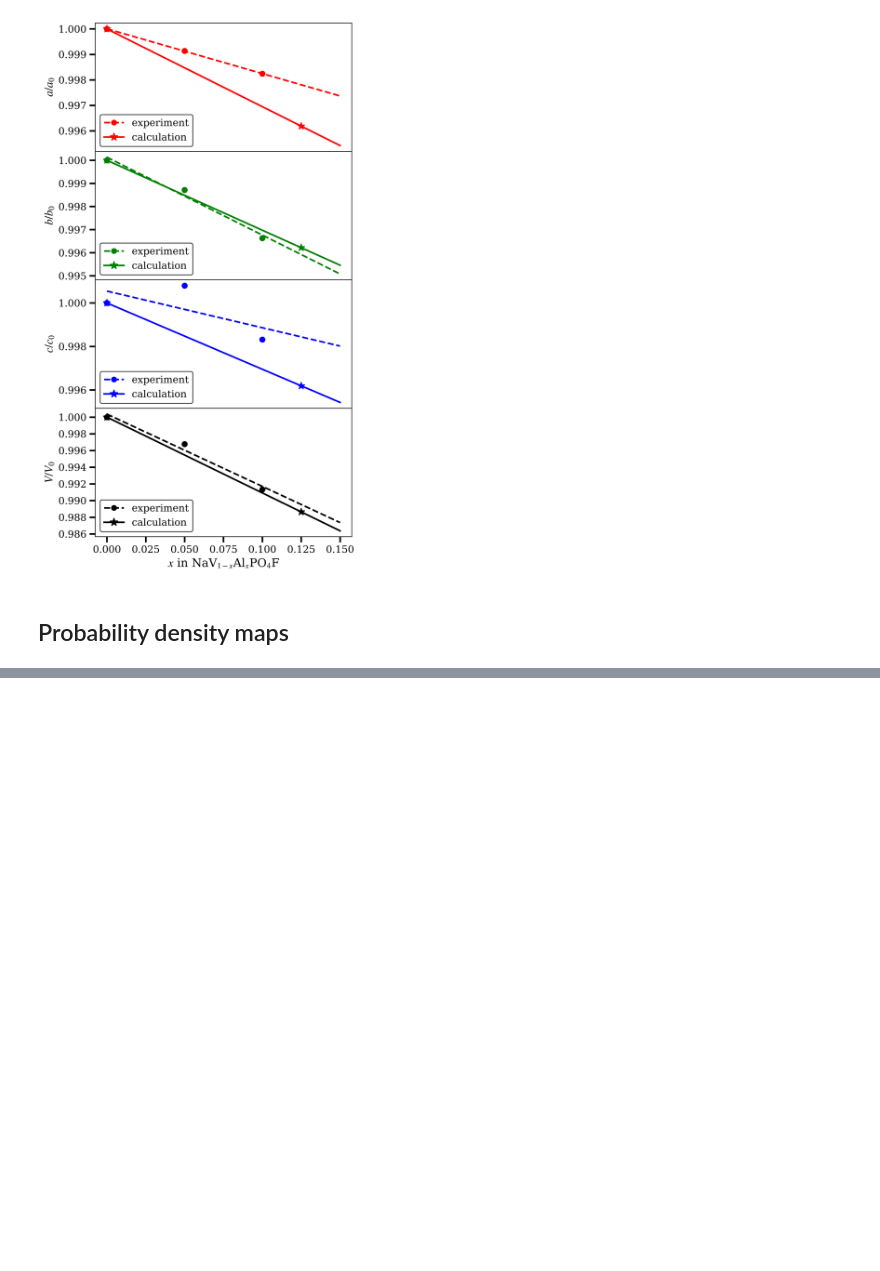
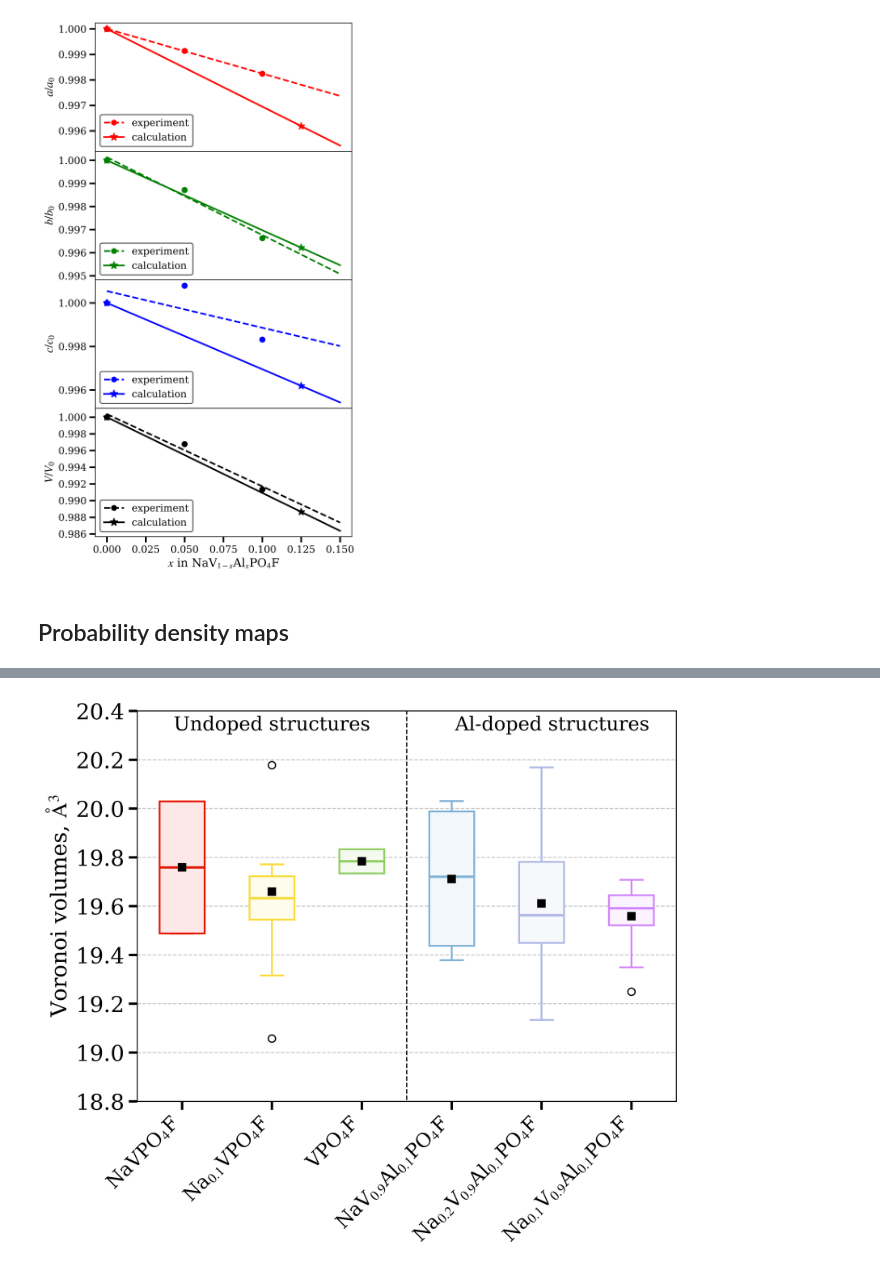
Before and after one commit to purphy42/NVFP_doped, a Jupyter notebook: data_processing.ipynb, the cells around one changed output, grey strips where cells are left out. Cells and saved outputs as stored; diff of their text form; code cells hidden in the pictures; blank space fills up the shorter version.

```diff
--- a/data_processing.ipynb
+++ b/data_processing.ipynb
@@ -1008,0 +1096,8 @@ File was written to /home/arseniy/Desktop/work/nvpf_al_doped/data/aimd/al_dist.g
+# %%
+pipeline_inter = import_file("/home/arseniy/Desktop/work/nvpf_al_doped/data/structures/inter.POSCAR")
+pipeline_deinter = import_file("/home/arseniy/Desktop/work/nvpf_al_doped/data/structures/deinter.POSCAR")
+pipeline_some_na = import_file("/home/arseniy/Desktop/work/nvpf_al_doped/data/structures/some_na.POSCAR")
+
+pipeline_al = import_file("/home/arseniy/Desktop/work/nvpf_al_doped/data/structures/al_dist.POSCAR")
+pipeline_al_some_na = import_file("/home/arseniy/Desktop/work/nvpf_al_doped/data/structures/al_some_na.POSCAR")
+pipeline_al_some_na_dead = import_file("/home/arseniy/Desktop/work/nvpf_al_doped/data/structures/al_some_na_dead.POSCAR")
@@ -1008,0 +1166,90 @@ File was written to /home/arseniy/Desktop/work/nvpf_al_doped/data/aimd/al_dist.g
+# %%
+data = [vol_inter, vol_some_na, vol_deinter, vol_al, vol_al_some_na_dead, vol_al_some_na]
+# %%
+labels = [
+    r"NaVPO$_4$F",
+    r"Na$_{0.1}$VPO$_4$F",
+    r"VPO$_4$F",
+
+    r"NaV$_{0.9}$Al$_{0.1}$PO$_4$F",
+    r"Na$_{0.2}$V$_{0.9}$Al$_{0.1}$PO$_4$F",
+    r"Na$_{0.1}$V$_{0.9}$Al$_{0.1}$PO$_4$F",
+]
+# %%
+fontsize = 18
+lw = 2.0
+alpha = 0.1
+
+fig, ax = plt.subplots(1, 1, figsize=(8, 7), dpi=600)
+plt.tight_layout()
+
+bp = ax.boxplot(data, patch_artist=True, showmeans=True, tick_labels=labels)
+
+# Add titles and labels
+ax.set_ylabel(r'Voronoi volumes, $\mathrm{\AA}^3$', fontsize=fontsize)
+# ax.set_xlabel('Antisite defect type', fontsize=fontsize)
+
+ax.tick_params(axis='both', which='major', labelsize=fontsize)
+ax.tick_params(axis='both', which='minor', labelsize=fontsize-2)
+ax.yaxis.get_offset_text().set_fontsize(10)
+ax.xaxis.set_tick_params(width=2, length=7)
+ax.yaxis.set_tick_params(width=2, length=7)
+ax.set_xticklabels(labels, rotation=45, ha='right', fontsize=fontsize-2)
+
+
+# Show grid for better readability
+plt.grid(axis='y', linestyle='--', alpha=0.7)
+
+
+mean_color = 'black'
+# fill_color = blend_with_white(colors_rgb["red"], alpha=0.1)
+
+# box_colors = ['red', 'blue', 'green']
+box_colors = [colors_rgb['V'], colors_rgb['Na'], colors_rgb['L'], colors_rgb['Al'], colors_rgb['F'], colors_rgb['R'], ]
+mean_color = 'black'
+fill_color = 'pink'
+
+colors_for_whiskers = []
+for c in box_colors:
+    colors_for_whiskers.extend([c, c])  # repeat each color twice (for each whisker and cap)
+
+for whisker, color in zip(bp['whiskers'], colors_for_whiskers):
+    whisker.set(color=color, linewidth=1.5)
+
+for cap, color in zip(bp['caps'], colors_for_whiskers):
+    cap.set(color=color, linewidth=1.5)
+
+# Set box fill and edge colors
+
+for patch, color in zip(bp['boxes'], box_colors ):
+    color_fill = [cc*255 for cc in color]
+    fill_color = blend_with_white(color_fill, alpha=0.1)
+    fill_color = tuple([color_fill/255 for color_fill in fill_color])
+    patch.set(facecolor=fill_color, edgecolor=color, linewidth=1.5)
+
+# Set medians color
+for median, color in zip(bp['medians'], box_colors):
+    median.set(color=color, linewidth=2)
+
+# Set means color and style
+for mean in bp['means']:
+    mean.set(marker='s', markeredgecolor=mean_color, markerfacecolor=mean_color, markersize=6)
+
+
+ax.vlines(3.5, 18.0, 21, linestyles='--', color="black", lw=1)
+ax.set_ylim([18.8, 20.4], )
+# ax.text([18.8, 20.4], )
+ax.text(0.25, 0.94, "Undoped structures",  horizontalalignment='center', verticalalignment='center',
+             transform=ax.transAxes, ha='center', va='bottom', fontsize=fontsize-2, weight=400)
+ax.text(0.77, 0.94, "Al-doped structures",  horizontalalignment='center', verticalalignment='center',
+             transform=ax.transAxes, ha='center', va='bottom', fontsize=fontsize-2, weight=400)
+
+
+plt.tight_layout()
+plt.show()
+
+
+fig.savefig("/home/arseniy/Desktop/work/nvpf_al_doped/figures/voronoi_volumes.png", dpi=600, bbox_inches='tight')
+fig.savefig("/home/arseniy/Desktop/work/nvpf_al_doped/figures/voronoi_volumes.pdf", dpi=600, bbox_inches='tight')
+# %% [output]
+[figure, added]
```
Also changed, not shown: parts of 30 cells of this notebook, 3 other files.
